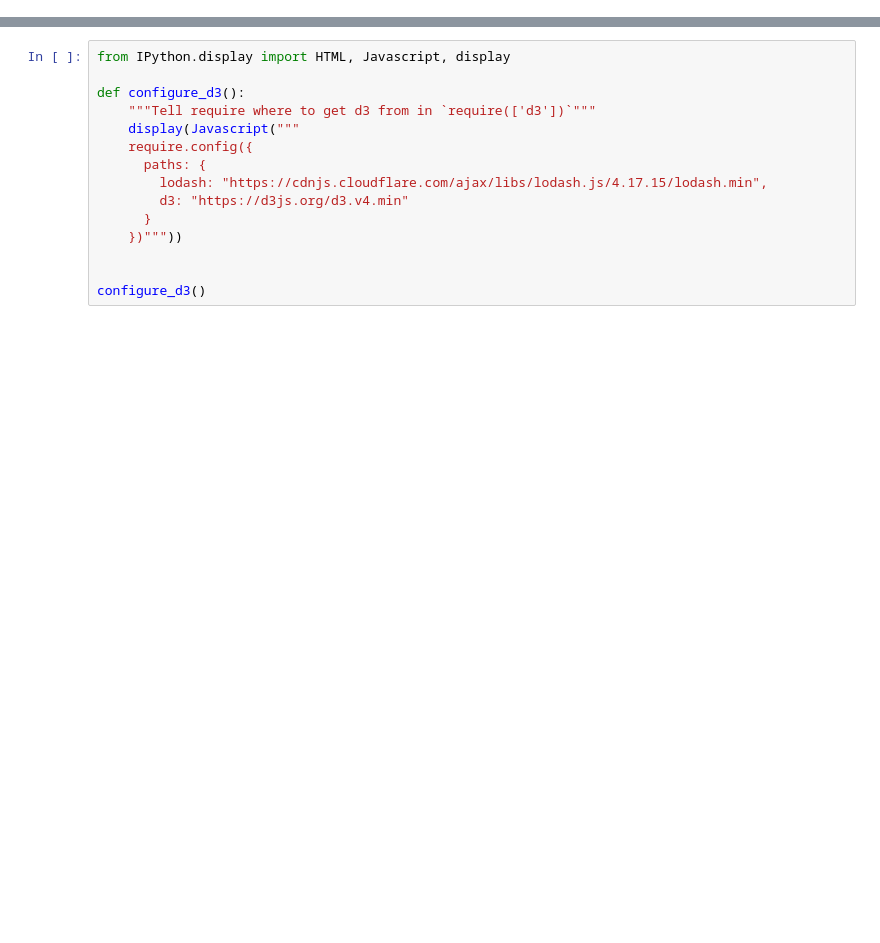
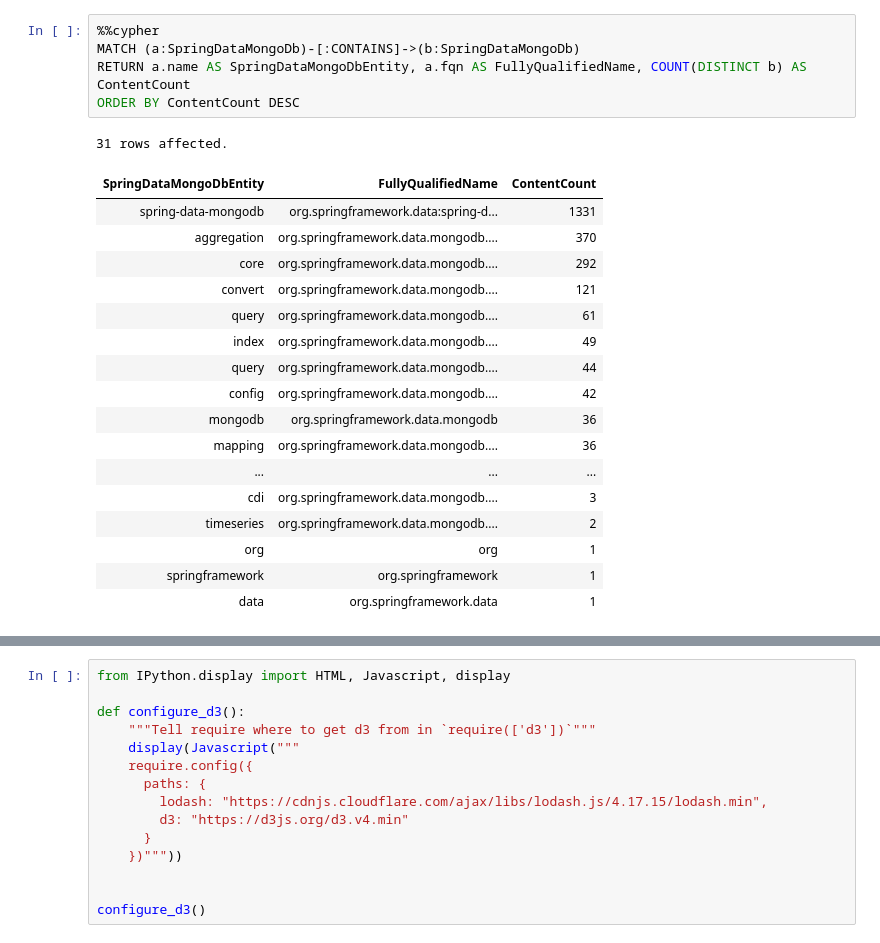
Before and after one commit to softvis-research/expert-analysis, a Jupyter notebook: 0-fachliche-komponenten.ipynb, the cells around one changed output, grey strips where cells are left out. Saved outputs shown, nothing was run; the diff lists cells and outputs as text; blank space fills up the shorter version.

```diff
--- a/0-fachliche-komponenten.ipynb
+++ b/0-fachliche-komponenten.ipynb
@@ -7,0 +139,24 @@ from IPython.core.display import display, HTML
+# %%
+%%cypher
+MATCH (a:SpringDataMongoDb)-[:CONTAINS]->(b:SpringDataMongoDb)
+RETURN a.name AS SpringDataMongoDbEntity, a.fqn AS FullyQualifiedName, COUNT(DISTINCT b) AS ContentCount
+ORDER BY ContentCount DESC
+# %% [output]
+31 rows affected.
+| SpringDataMongoDbEntity | FullyQualifiedName | ContentCount |
+| spring-data-mongodb | org.springframework.data:spring-d... | 1331 |
+| aggregation | org.springframework.data.mongodb.... | 370 |
+| core | org.springframework.data.mongodb.... | 292 |
+| convert | org.springframework.data.mongodb.... | 121 |
+| query | org.springframework.data.mongodb.... | 61 |
+| index | org.springframework.data.mongodb.... | 49 |
+| query | org.springframework.data.mongodb.... | 44 |
+| config | org.springframework.data.mongodb.... | 42 |
+| mongodb | org.springframework.data.mongodb | 36 |
+| mapping | org.springframework.data.mongodb.... | 36 |
+| ... | ... | ... |
+| cdi | org.springframework.data.mongodb.... | 3 |
+| timeseries | org.springframework.data.mongodb.... | 2 |
+| org | org | 1 |
+| springframework | org.springframework | 1 |
+| data | org.springframework.data | 1 |
```
Also changed, not shown: parts of 59 cells of this notebook.
